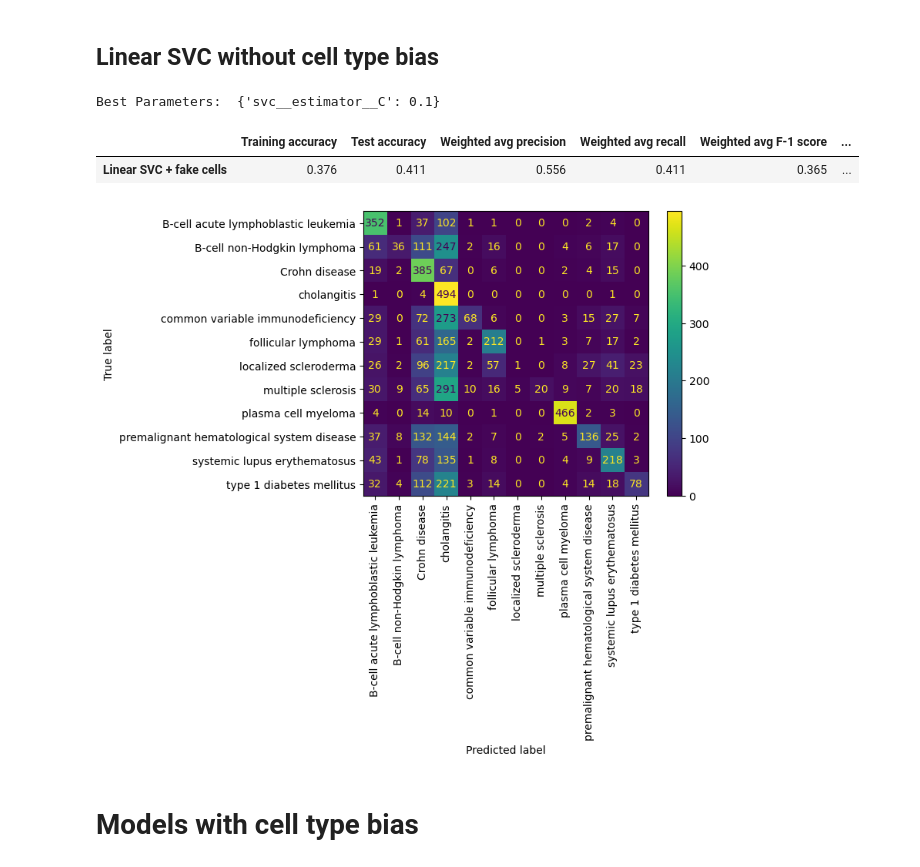
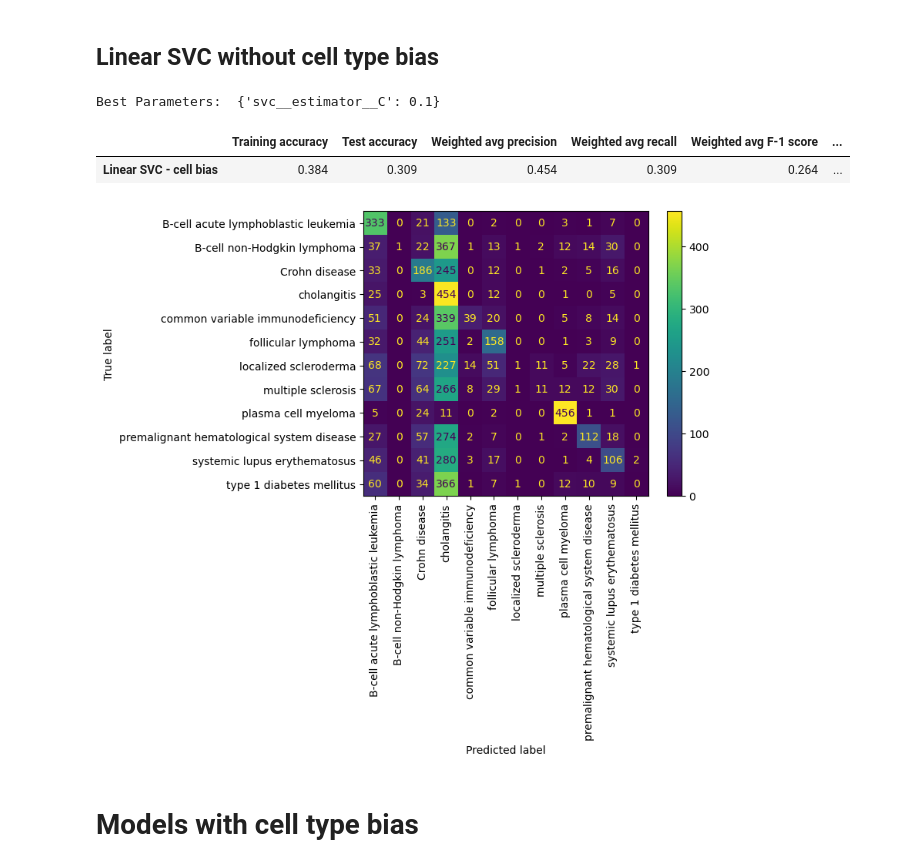
Before and after one commit to AdrianGrzybowski/Immune_diseases_classifier, a Jupyter notebook: Analysis.ipynb, the cells around one changed output. Drawn from its saved outputs; the diff is of its cells as text; code cells hidden in the pictures.

```diff
--- a/Analysis.ipynb
+++ b/Analysis.ipynb
@@ -465 +468,6 @@ X_train95, X_train05, y_train95, y_train05 = train_test_split(X_train, y_train,
+# %%
+#Create small set for training
+X_train99, X_train01, y_train99, y_train01 = train_test_split(X_train, y_train, test_size=0.01, random_state=42)
+X_train99 = None
+y_train99 = None
 # %%
@@ -695,7 +950,7 @@ Best Parameters:  {'tree__max_depth': 48}
 warnings.filterwarnings("ignore")
 
 # Define the pipeline with LinearSVC and calibration
-svc_pipe = Pipeline([
+svc_pipe = Pipeline([('scaler',StandardScaler()),
     ('svc', CalibratedClassifierCV(
         estimator=LinearSVC(max_iter=500, class_weight='balanced'),
         method='sigmoid'
@@ -709,48 +964,55 @@ svc_params = {
 
 #Perform RandomizedSearchCV on svc pipe and fit data, measure time necessary for training
 start_time = time.time()
-grid = RandomizedSearchCV(svc_pipe, param_distributions=svc_params, scoring='f1_weighted',n_jobs=4, refit='recall', pre_dispatch="2*n_jobs",n_iter=2, cv=3).fit(X_train05,y_train05)
+grid = RandomizedSearchCV(svc_pipe,
+                          param_distributions=svc_params,
+                          scoring='f1_weighted',
+                          n_jobs=3,
+                          refit='recall',
+                          pre_dispatch="2*n_jobs",
+                          n_iter=2, cv=3).fit(X_train01,y_train01)
 end_time = time.time()
 
 #How much time did it take
 execution_time = end_time - start_time  # Calculate the elapsed time
 
 #Fidelity scores
 preds = grid.best_estimator_.predict(X_test)
-acc_train = grid.best_estimator_.score(X_train05,y_train05)
+acc_train = grid.best_estimator_.score(X_train01,y_train01)
 acc_test = grid.best_estimator_.score(X_test,y_test)
 report = classification_report(y_test, preds, output_dict=True)
 
 #Confusion matrix
 labels = disease_one_hot_df.columns.to_list()
 confusion_mat = confusion_matrix(y_test,preds,labels=labels)
 dist = ConfusionMatrixDisplay(confusion_matrix=confusion_mat,display_labels=labels).plot()
 plt.xticks(rotation=90)
 
 #Weighted avg ROC AUC
 y_score = grid.best_estimator_.predict_proba(X_test)
 roc_auc_value = roc_auc_score(y_test, y_score, average='weighted', multi_class='ovr')
 
 # Get the best hyperparameters
 best_params = grid.best_params_
 
 #Save results in the dataframe
 svc1_df = pd.DataFrame({'Training accuracy':[round(acc_train,3)],
-              'Test accuracy':[round(acc_test,3)],
-              'Weighted avg precision':[round(report['weighted avg']['precision'],3)],
-              'Weighted avg recall':[round(report['weighted avg']['recall'],3)],
-              'Weighted avg F-1 score':[round(report['weighted avg']['f1-score'],3)],
-              'Weighted ROC AUC':[round(roc_auc_value,3)],
-              'Training time[s]':[round(execution_time,1)]
-             },index=['Linear SVC + fake cells'])
+                          'Test accuracy':[round(acc_test,3)],
+                          'Weighted avg precision':[round(report['weighted avg']['precision'],3)],
+                          'Weighted avg recall':[round(report['weighted avg']['recall'],3)],
+                          'Weighted avg F-1 score':[round(report['weighted avg']['f1-score'],3)],
+                          'Weighted ROC AUC':[round(roc_auc_value,3)],
+                          'Training time[s]':[round(execution_time,1)],
+                          'Trained on N cells':[len(y_train01)]
+                       },index=['Linear SVC - cell bias'])
 svc1_report_df = pd.DataFrame(report)
 print('Best Parameters: ', best_params)
 svc1_df
 # %% [output]
 Best Parameters:  {'svc__estimator__C': 0.1}
 |  | Training accuracy | Test accuracy | Weighted avg precision | Weighted avg recall | Weighted avg F-1 score | ... |
-| Linear SVC + fake cells | 0.376 | 0.411 | 0.556 | 0.411 | 0.365 | ... |
+| Linear SVC - cell bias | 0.384 | 0.309 | 0.454 | 0.309 | 0.264 | ... |
-[figure, old version]
+[figure, new version]
 # %% [markdown]
 # Models with cell type bias
 # %% [markdown]
```
Also changed, not shown: parts of 34 cells of this notebook.
